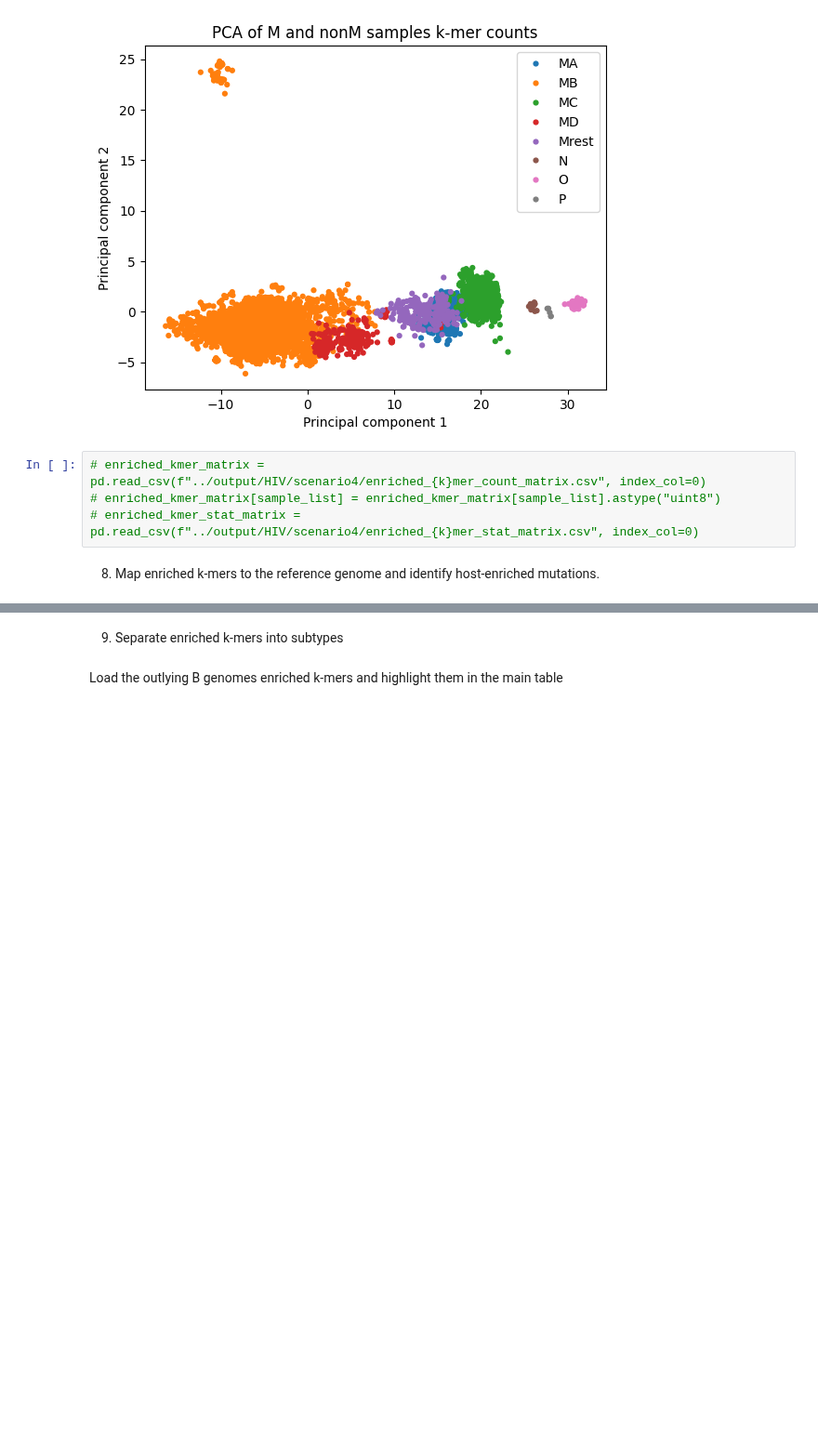
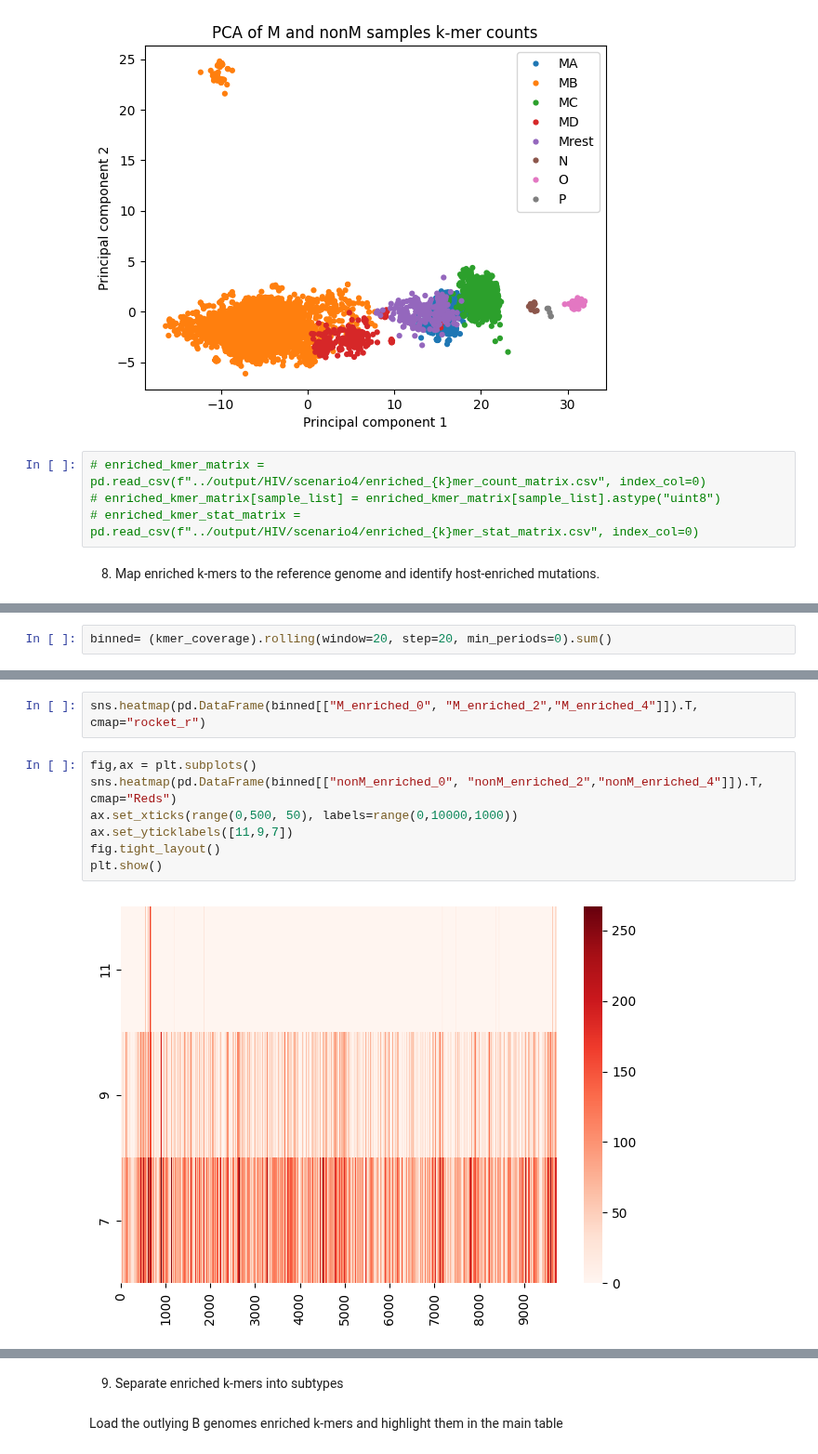
Before and after one commit to wis-janusz/PORT-EK2, a Jupyter notebook: notebooks/HIV_analysis_scenario_4.ipynb, the cells around one changed output, grey strips where cells are left out. Shown at 93% size. Saved outputs shown, nothing was run; the diff lists cells and outputs as text; blank space fills up the shorter version.

```diff
--- a/notebooks/HIV_analysis_scenario_4.ipynb
+++ b/notebooks/HIV_analysis_scenario_4.ipynb
@@ -503,0 +495,2 @@ plt.savefig(f"../output/HIV/scenario4/enriched_{k}mer_coverage_variant1.svg", fo
+# %%
+binned= (kmer_coverage).rolling(window=20, step=20, min_periods=0).sum()
@@ -504,3 +513,14 @@ plt.savefig(f"../output/HIV/scenario4/enriched_{k}mer_coverage_variant1.svg", fo
+# %%
+sns.heatmap(pd.DataFrame(binned[["M_enriched_0", "M_enriched_2","M_enriched_4"]]).T, cmap="rocket_r")
+# %%
+fig,ax = plt.subplots()
+sns.heatmap(pd.DataFrame(binned[["nonM_enriched_0", "nonM_enriched_2","nonM_enriched_4"]]).T, cmap="Reds")
+ax.set_xticks(range(0,500, 50), labels=range(0,10000,1000))
+ax.set_yticklabels([11,9,7])
+fig.tight_layout()
+plt.show()
+# %% [output]
+[figure, added]
 # %%
 M_dist = enriched_kmer_stat_matrix[enriched_kmer_stat_matrix["group"] == "M_enriched"].value_counts("n_pos")/enriched_kmer_stat_matrix.value_counts('group')["M_enriched"]*100
 nonM_dist = enriched_kmer_stat_matrix[enriched_kmer_stat_matrix["group"] == "nonM_enriched"].value_counts("n_pos")/enriched_kmer_stat_matrix.value_counts('group')["nonM_enriched"]*100
```
Also changed, not shown: parts of 12 cells of this notebook.
